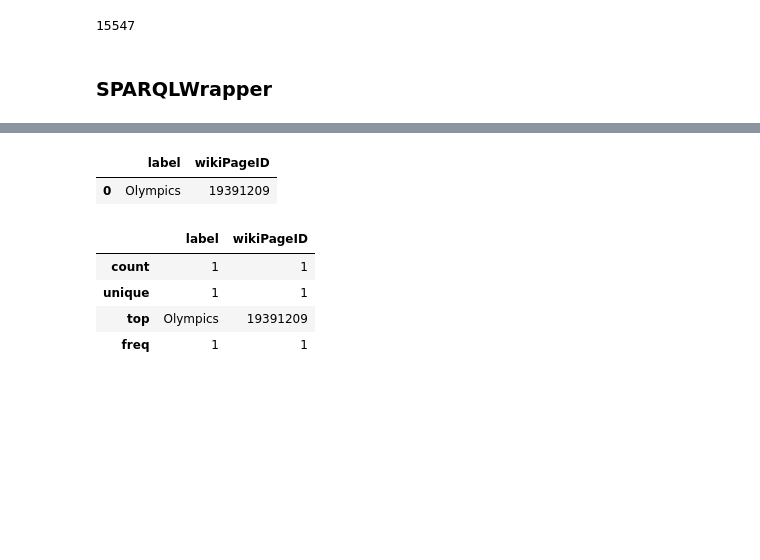
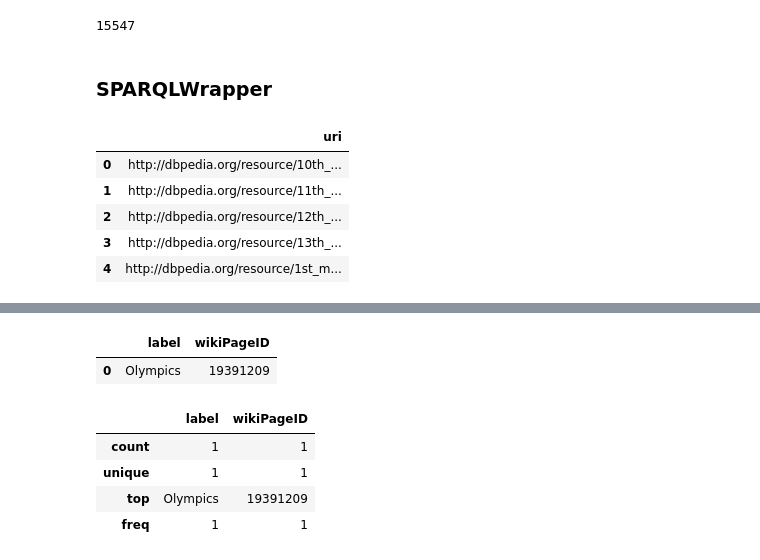
Before and after one commit to gunharth/120-years-of-Olympic-history, a Jupyter notebook: 00_Misc.ipynb, the cells around one changed output, grey strips where cells are left out. Saved outputs shown, nothing was run; the diff lists cells and outputs as text; code cells hidden in the pictures; blank space fills up the shorter version.

```diff
--- a/00_Misc.ipynb
+++ b/00_Misc.ipynb
@@ -25,3 +25,30 @@ print(len(g))
 15547
 # %% [markdown]
 ### SPARQLWrapper
+# %%
+# endpoint = "http://dbpedia.org/sparql"
+q = """
+
+PREFIX dbo: <http://dbpedia.org/ontology/>
+PREFIX dbr: <http://dbpedia.org/resource/>
+SELECT ?uri WHERE {
+   ?uri rdf:type dbo:Country .
+    #    ?uri dbo:country dbr:Austria .
+       # OPTIONAL { ?uri rdfs:label ?string . FILTER (lang(?string) = 'en') }
+  #   ?s a dbo:country .
+  #  dbo:City dbr:Innsbruck;
+  #  ?s a dbo:City ;
+  #  dbo:country dbr:India
+}
+"""
+
+#df = sparql_dataframe.get(endpoint, q)
+df = sparqldataframe.dbpedia_query(q)
+df.head()
+# %% [output]
+|  | uri |
+| 0 | http://dbpedia.org/resource/10th_... |
+| 1 | http://dbpedia.org/resource/11th_... |
+| 2 | http://dbpedia.org/resource/12th_... |
+| 3 | http://dbpedia.org/resource/13th_... |
+| 4 | http://dbpedia.org/resource/1st_m... |
```
Also changed, not shown: parts of 3 cells of this notebook, 4 other files.
